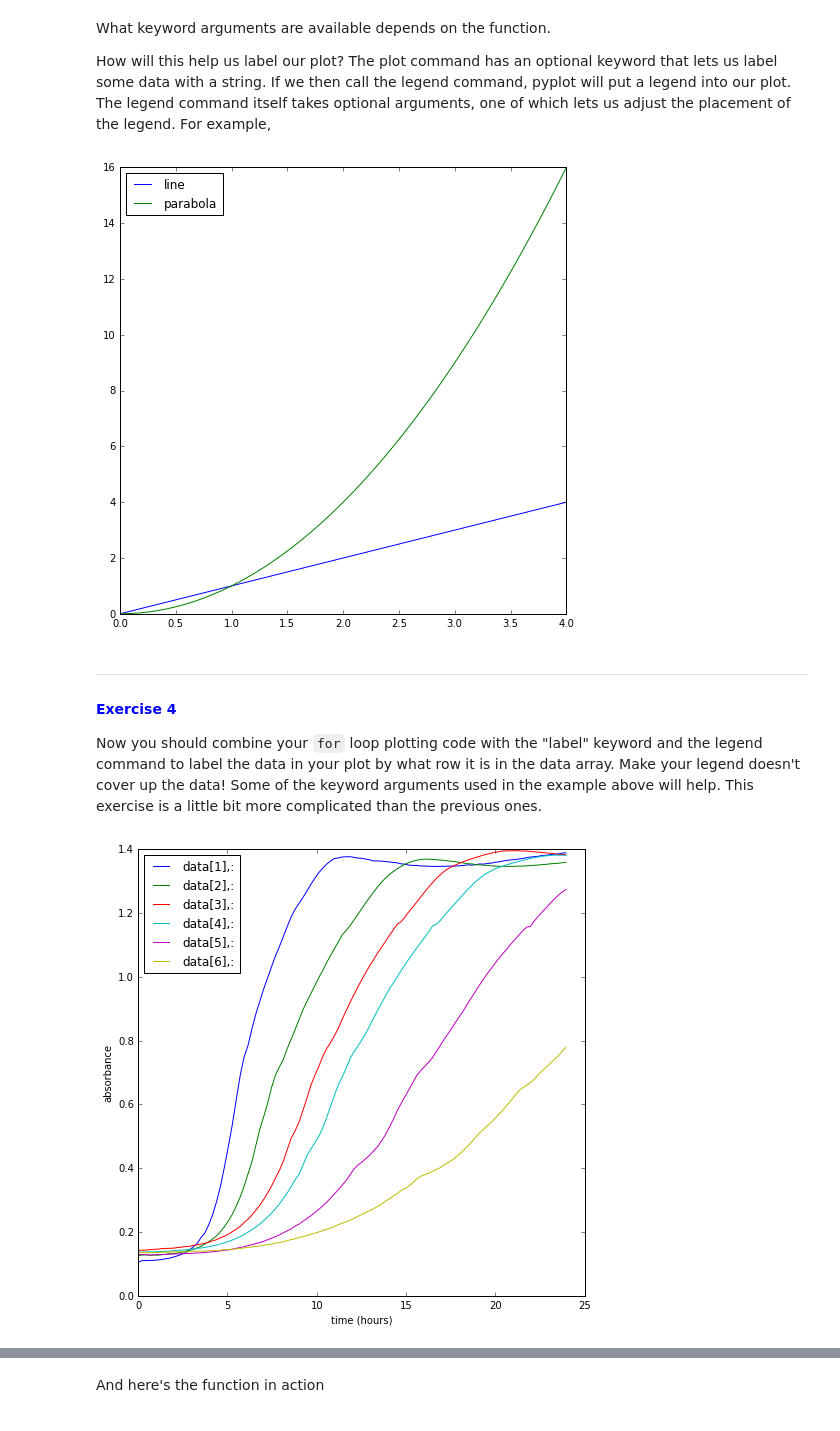
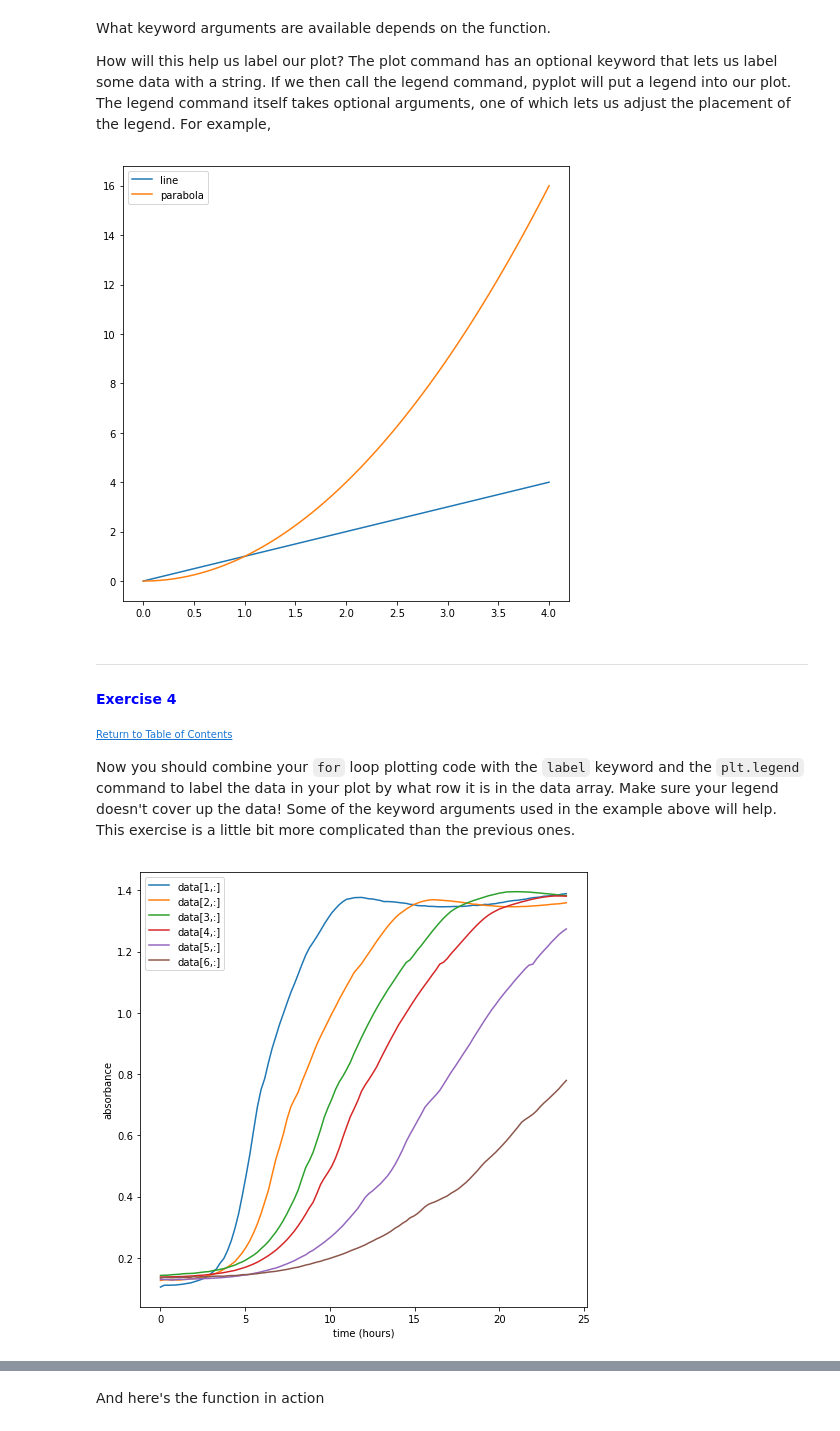
Before and after one commit to nicholas-sherer/Python-Workshop-Materials, a Jupyter notebook: Learning Programming by Analyzing E. Coli Growth.ipynb, the cells around one changed output, grey strips where cells are left out. Cells and saved outputs as stored; diff of their text form; code cells hidden in the pictures.

```diff
--- a/Learning Programming by Analyzing E. Coli Growth.ipynb
+++ b/Learning Programming by Analyzing E. Coli Growth.ipynb
@@ -175,5 +202,6 @@ Numpy also comes with function from loading data from a textfile into a numpy ar
 # %%
-data = np.loadtxt(fname='MG1655 Chloramphenicol 10 Feb averages ultra simplified sheet.csv', delimiter=',')
+data = np.loadtxt(fname='MG1655 Chloramphenicol 10 Feb averages simplified sheet.csv', delimiter=',')
+# the delimiter tells numpy that numbers in the file are separated by commas. We'll talk about this syntax later.
 # %% [markdown]
 ***
 #### <span style="color:blue">Exercise 2</span>
@@ -293,26 +361,28 @@ What keyword arguments are available depends on the function.
 
 How will this help us label our plot? The plot command has an optional keyword that lets us label some data with a string. If we then call the legend command, pyplot will put a legend into our plot. The legend command itself takes optional arguments, one of which lets us adjust the placement of the legend. For example,
 # %%
-x = np.linspace(0,4)
-plt.figure(figsize=(8,8)); #if we do this before plotting we can use the "figsize" keyword argument to make our plot bigger
-plt.plot(x, x, label='line');
+x = np.linspace(0,4,num=100) # this command makes an array from 0 to 4 with 'num' evenly spaced points. num defaults to 50.
+plt.figure(figsize=(8,8)); # if we do this before plotting we can use the "figsize" keyword argument to make our plot bigger
+plt.plot(x, x, label='line'); # here the label keyword associates some text with part of our plotted data
 plt.plot(x, x**2, label='parabola');
-plt.legend(loc='upper left'); #the "loc" keyword argument
+plt.legend(loc='upper left'); #the "loc" keyword argument tells where to place the legend
 # %% [output]
-[figure, old version]
+[figure, new version]
 # %% [markdown]
 ***
 #### <span style="color:blue">Exercise 4</span>
-Now you should combine your <code>for</code> loop plotting code with the "label" keyword and the legend command to label the data in your plot by what row it is in the data array. Make your legend doesn't cover up the data! Some of the keyword arguments used in the example above will help. This exercise is a little bit more complicated than the previous ones.
+<font size="1">[Return to Table of Contents](#Table-of-Contents)</font>
+
+Now you should combine your <code>for</code> loop plotting code with the <code>label</code> keyword and the <code>plt.legend</code> command to label the data in your plot by what row it is in the data array. Make sure your legend doesn't cover up the data! Some of the keyword arguments used in the example above will help. This exercise is a little bit more complicated than the previous ones.
 # %%
 plt.figure(figsize=(8,8))
 for i in range(1,7):
-    plt.plot(time,data[i,:],label='data['+str(i)+'],:');
+    plt.plot(time,data[i,:],label='data['+str(i)+',:]');
 plt.xlabel('time (hours)');
 plt.ylabel('absorbance');
 plt.legend(loc='upper left');
 # %% [output]
-[figure, old version]
+[figure, new version]
 # %% [markdown]
 ***
 ## Fitting a model to data and defining functions
```
Also changed, not shown: parts of 46 cells of this notebook, 1 other file.
